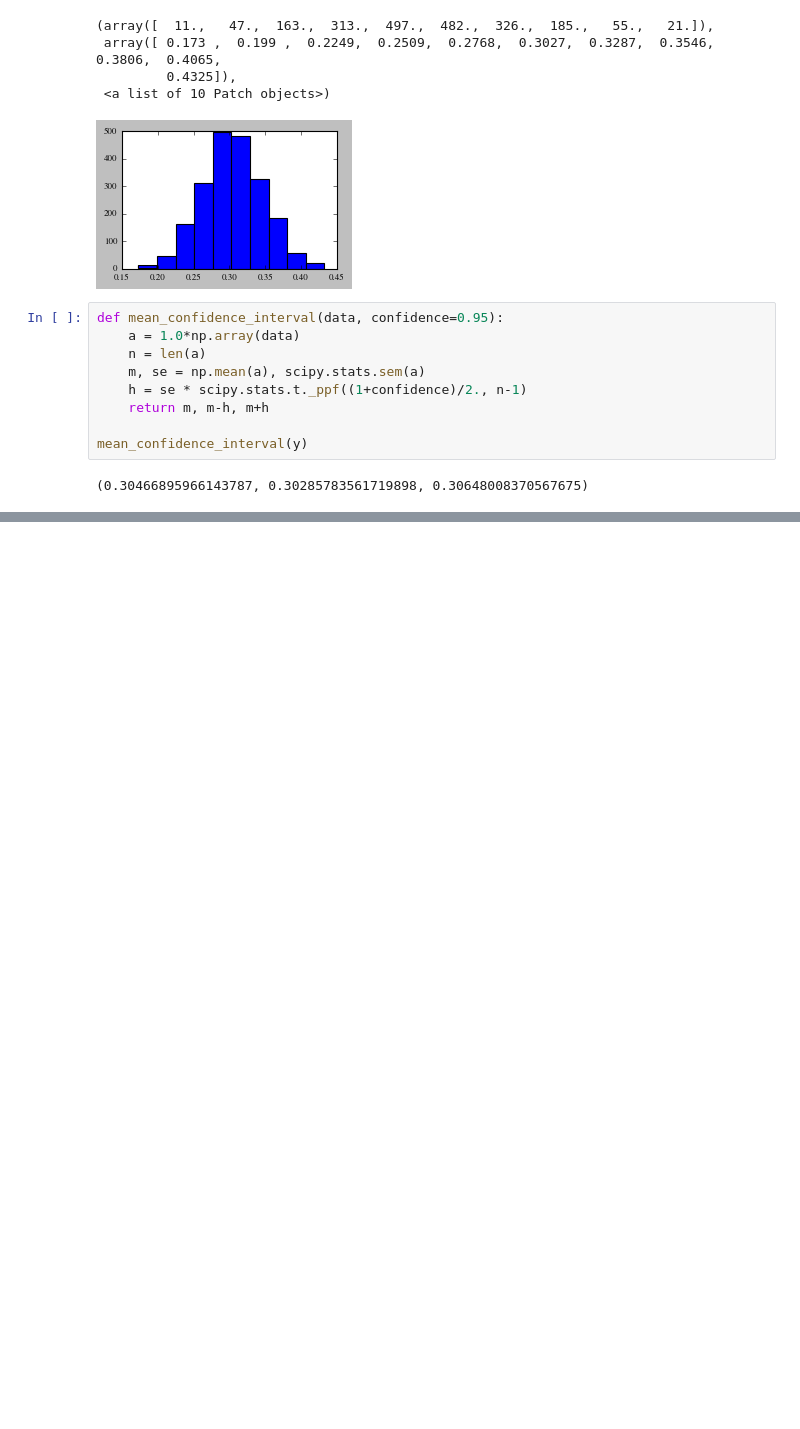
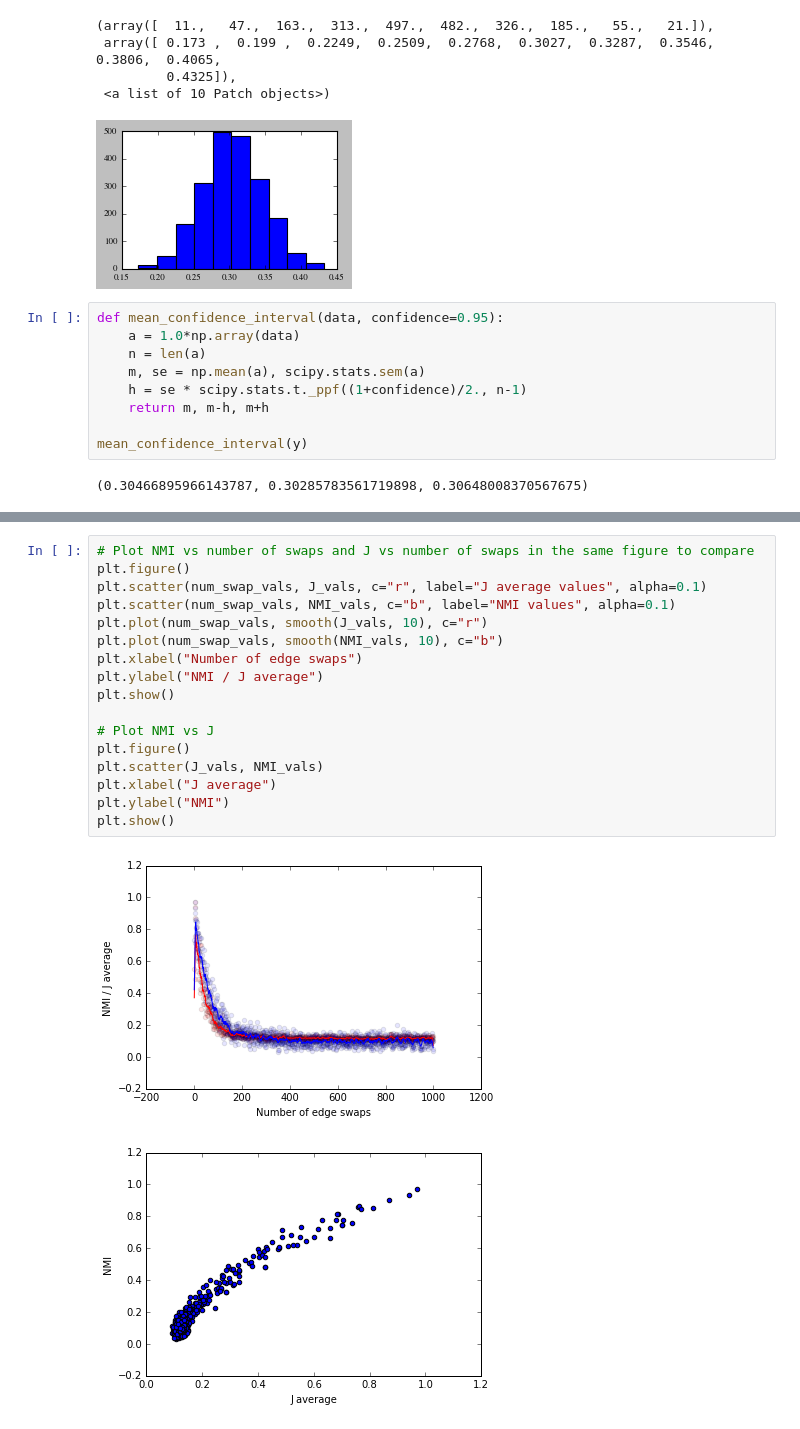
Before and after one commit to ulfaslak/recurrent_communities, a Jupyter notebook: Playspace.ipynb, the cells around one changed output, grey strips where cells are left out. Saved outputs shown, nothing was run; the diff lists cells and outputs as text; blank space fills up the shorter version.

```diff
--- a/Playspace.ipynb
+++ b/Playspace.ipynb
@@ -792,0 +870,20 @@ mean_confidence_interval(y)
+# %%
+# Plot NMI vs number of swaps and J vs number of swaps in the same figure to compare
+plt.figure()
+plt.scatter(num_swap_vals, J_vals, c="r", label="J average values", alpha=0.1)
+plt.scatter(num_swap_vals, NMI_vals, c="b", label="NMI values", alpha=0.1)
+plt.plot(num_swap_vals, smooth(J_vals, 10), c="r")
+plt.plot(num_swap_vals, smooth(NMI_vals, 10), c="b")
+plt.xlabel("Number of edge swaps")
+plt.ylabel("NMI / J average")
+plt.show()
+
+# Plot NMI vs J
+plt.figure()
+plt.scatter(J_vals, NMI_vals)
+plt.xlabel("J average")
+plt.ylabel("NMI")
+plt.show()
+# %% [output]
+[figure, added]
+[figure, added]
```
Also changed, not shown: parts of 1 cell of this notebook.
